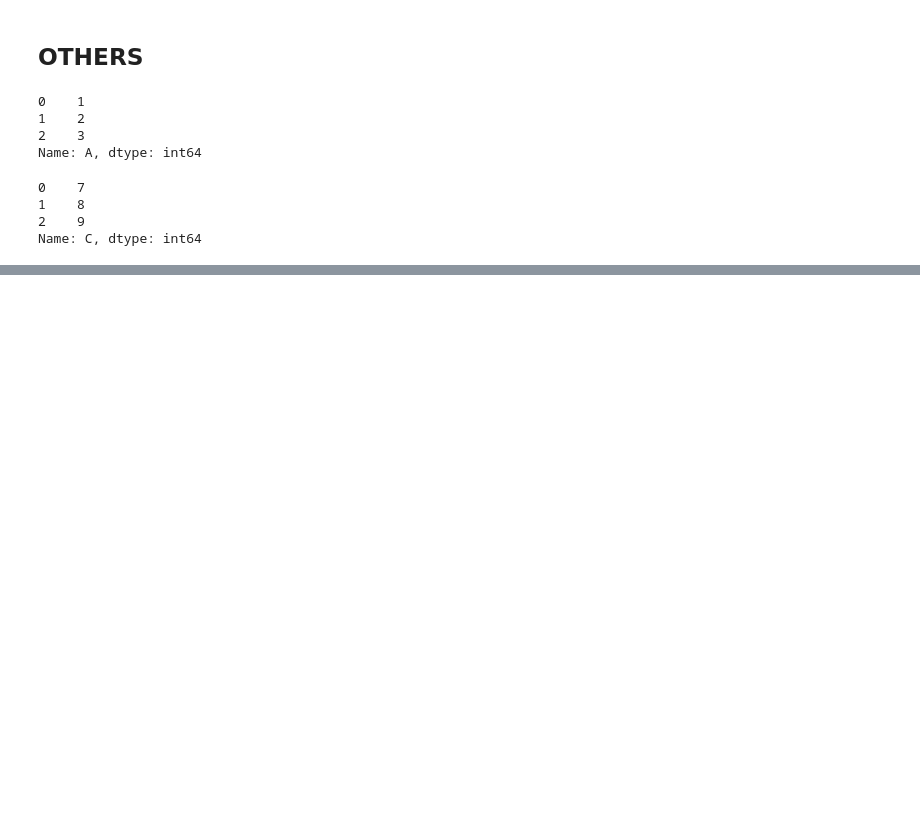
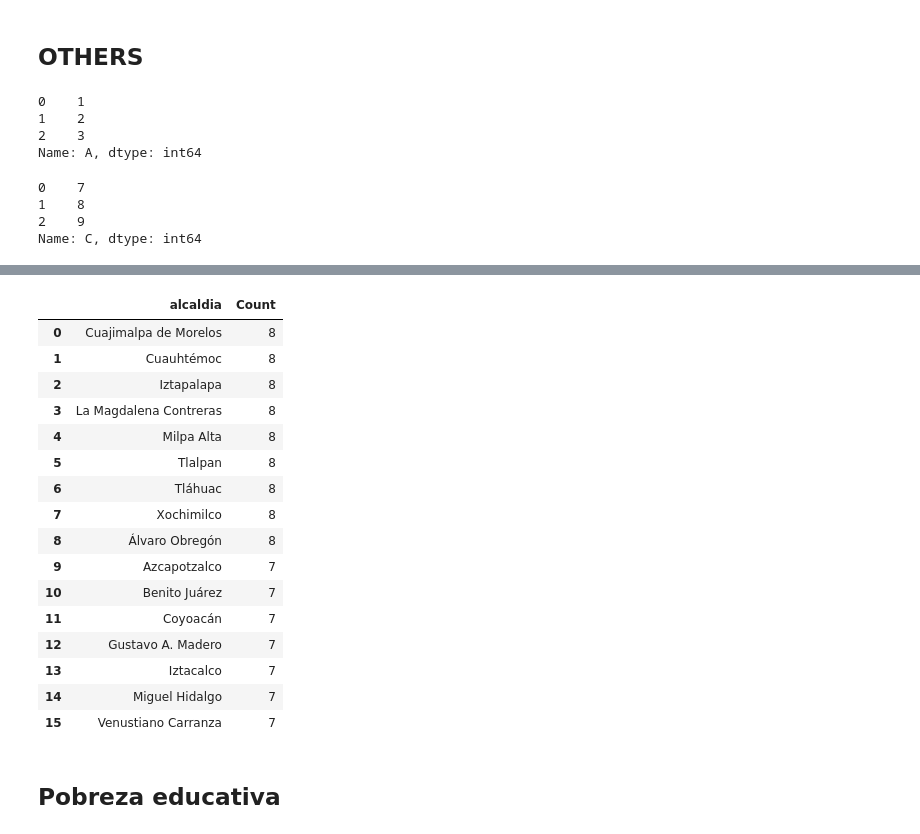
Before and after one commit to Anton-Utray/Vulnerabilidad-Hidrica-CDMX, a Jupyter notebook: Pruebas.ipynb, the cells around one changed output, grey strips where cells are left out. Drawn from its saved outputs; the diff is of its cells as text; code cells hidden in the pictures; blank space fills up the shorter version.

```diff
--- a/Pruebas.ipynb
+++ b/Pruebas.ipynb
@@ -282,0 +320,27 @@ Name: C, dtype: int64
+# %%
+censo.loc[censo['alcaldia']=='Coyoacan', 'alcaldia']='Coyoacán'
+censo.loc[censo['alcaldia']=='Alvaro Obregon', 'alcaldia']='Álvaro Obregón'
+censo.loc[censo['alcaldia']=='Tlahuac', 'alcaldia']='Tláhuac'
+censo.loc[censo['alcaldia']=='Benito Juarez', 'alcaldia']='Benito Juárez'
+censo.loc[censo['alcaldia'] == 'Cuauhtemoc', 'alcaldia'] = 'Cuauhtémoc'
+censo.loc[censo['alcaldia'] == 'Magdalena Contreras', 'alcaldia'] = 'La Magdalena Contreras'
+# %%
+col_unique_counts(censo, 'alcaldia')
+# %% [output]
+|  | alcaldia | Count |
+| 0 | Cuajimalpa de Morelos | 8 |
+| 1 | Cuauhtémoc | 8 |
+| 2 | Iztapalapa | 8 |
+| 3 | La Magdalena Contreras | 8 |
+| 4 | Milpa Alta | 8 |
+| 5 | Tlalpan | 8 |
+| 6 | Tláhuac | 8 |
+| 7 | Xochimilco | 8 |
+| 8 | Álvaro Obregón | 8 |
+| 9 | Azcapotzalco | 7 |
+| 10 | Benito Juárez | 7 |
+| 11 | Coyoacán | 7 |
+| 12 | Gustavo A. Madero | 7 |
+| 13 | Iztacalco | 7 |
+| 14 | Miguel Hidalgo | 7 |
+| 15 | Venustiano Carranza | 7 |
@@ -282,0 +349,2 @@ Name: C, dtype: int64
+# %% [markdown]
+## Pobreza educativa
```
Also changed, not shown: parts of 13 cells of this notebook, 48 other files.
